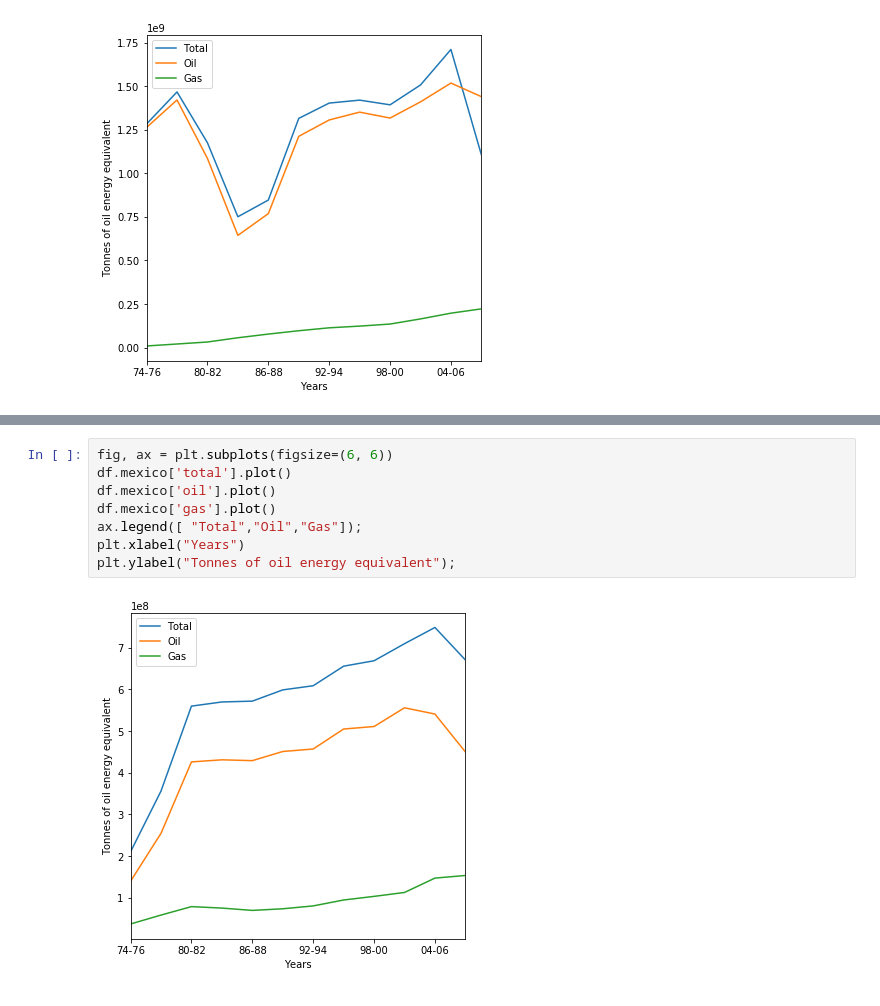
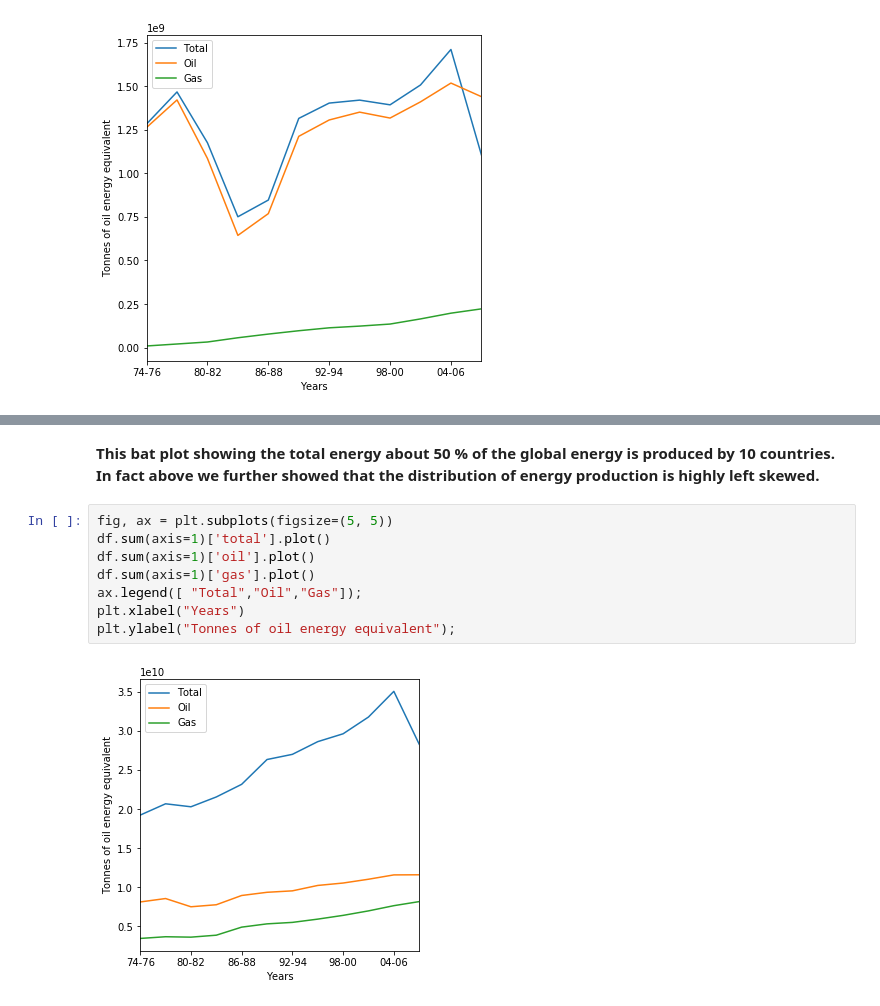
Before and after one commit to reneang17/data-analyst, a Jupyter notebook: gapminder_energy/gapminder_energy_production.ipynb, the cells around one changed output, grey strips where cells are left out. Drawn from its saved outputs; the diff is of its cells as text.

```diff
--- a/gapminder_energy/gapminder_energy_production.ipynb
+++ b/gapminder_energy/gapminder_energy_production.ipynb
@@ -392,10 +504,13 @@ plt.ylabel("Tonnes of oil energy equivalent");
+# %% [markdown]
+**This bat plot showing the total energy about 50 % of the global energy is produced by 10 countries.
+In fact above we further showed that the distribution of energy production is highly left skewed.**
 # %%
-fig, ax = plt.subplots(figsize=(6, 6))
-df.mexico['total'].plot()
-df.mexico['oil'].plot()
-df.mexico['gas'].plot()
+fig, ax = plt.subplots(figsize=(5, 5))
+df.sum(axis=1)['total'].plot()
+df.sum(axis=1)['oil'].plot()
+df.sum(axis=1)['gas'].plot()
 ax.legend([ "Total","Oil","Gas"]);
 plt.xlabel("Years")
 plt.ylabel("Tonnes of oil energy equivalent");
 # %% [output]
-[figure, old version]
+[figure, new version]
```
Also changed, not shown: parts of 41 cells of this notebook.
